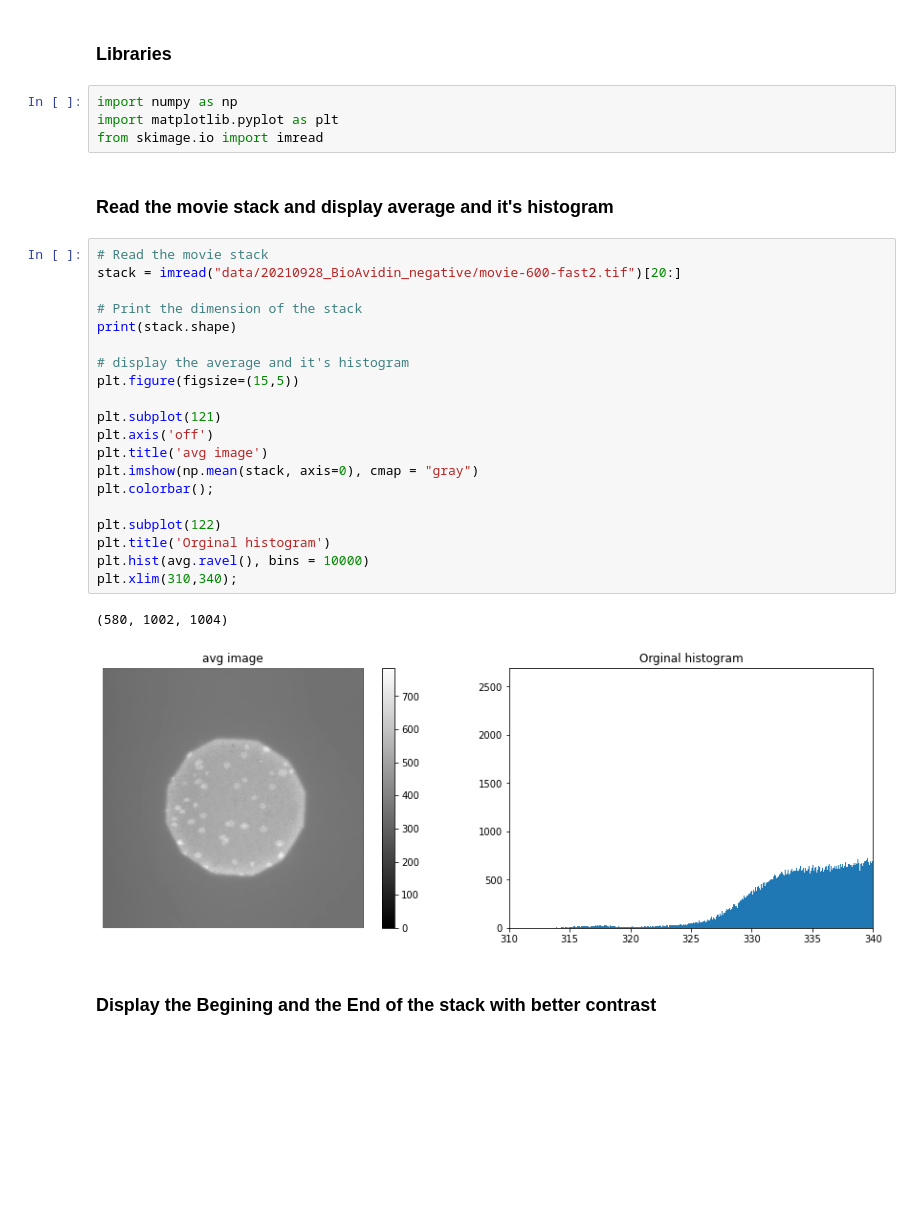
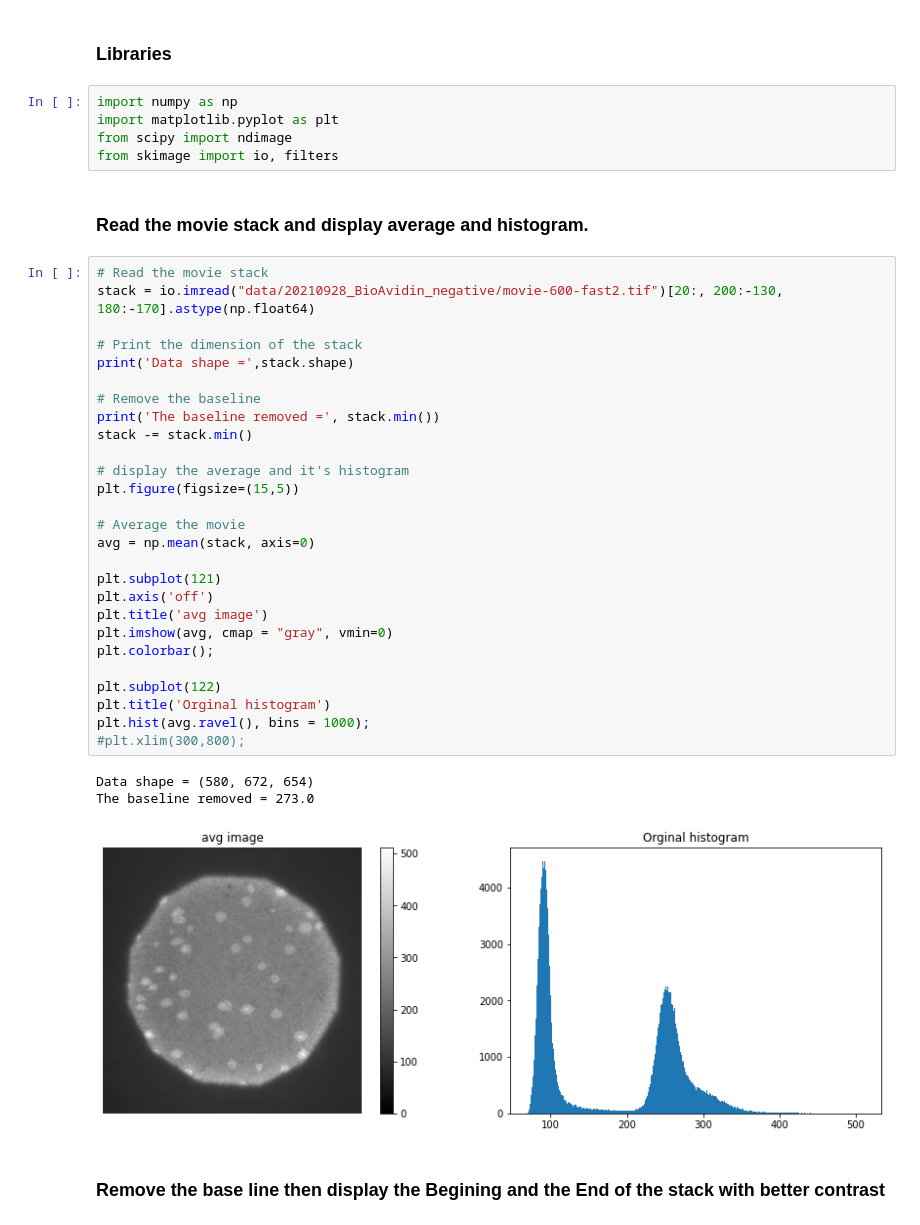
Before and after one commit to ahmed344/SLB_fluidity, a Jupyter notebook: continuous photobleaching.ipynb, the cells around one changed output. Cells and saved outputs as stored; diff of their text form; blank space fills up the shorter version.

```diff
--- a/continuous photobleaching.ipynb
+++ b/continuous photobleaching.ipynb
@@ -11,34 +11,43 @@ where $I_0 , I_{Bg}, B, D$ are fitting parameters.
 # %%
 import numpy as np
 import matplotlib.pyplot as plt
-from skimage.io import imread
+from scipy import ndimage
+from skimage import io, filters
 # %% [markdown]
-### Read the movie stack and display average and it's histogram
+### Read the movie stack and display average and histogram.
 # %%
 # Read the movie stack
-stack = imread("data/20210928_BioAvidin_negative/movie-600-fast2.tif")[20:]
+stack = io.imread("data/20210928_BioAvidin_negative/movie-600-fast2.tif")[20:, 200:-130, 180:-170].astype(np.float64)
 
 # Print the dimension of the stack
-print(stack.shape)
+print('Data shape =',stack.shape)
+
+# Remove the baseline
+print('The baseline removed =', stack.min())
+stack -= stack.min()
 
 # display the average and it's histogram
 plt.figure(figsize=(15,5))
 
+# Average the movie
+avg = np.mean(stack, axis=0)
+
 plt.subplot(121)
 plt.axis('off')
 plt.title('avg image')
-plt.imshow(np.mean(stack, axis=0), cmap = "gray")
+plt.imshow(avg, cmap = "gray", vmin=0)
 plt.colorbar();
 
 plt.subplot(122)
 plt.title('Orginal histogram')
-plt.hist(avg.ravel(), bins = 10000)
-plt.xlim(310,340);
+plt.hist(avg.ravel(), bins = 1000);
+#plt.xlim(300,800);
 # %% [output]
-(580, 1002, 1004)
+Data shape = (580, 672, 654)
+The baseline removed = 273.0
-[figure, old version]
+[figure, new version]
 # %% [markdown]
-### Display the Begining and the End of the stack with better contrast
+### Remove the base line then display the Begining and the End of the stack with better contrast
 # %%
 # display the image with better brightness and contrast
 plt.figure(figsize=(15,5))
```
Also changed, not shown: parts of 2 cells of this notebook.
